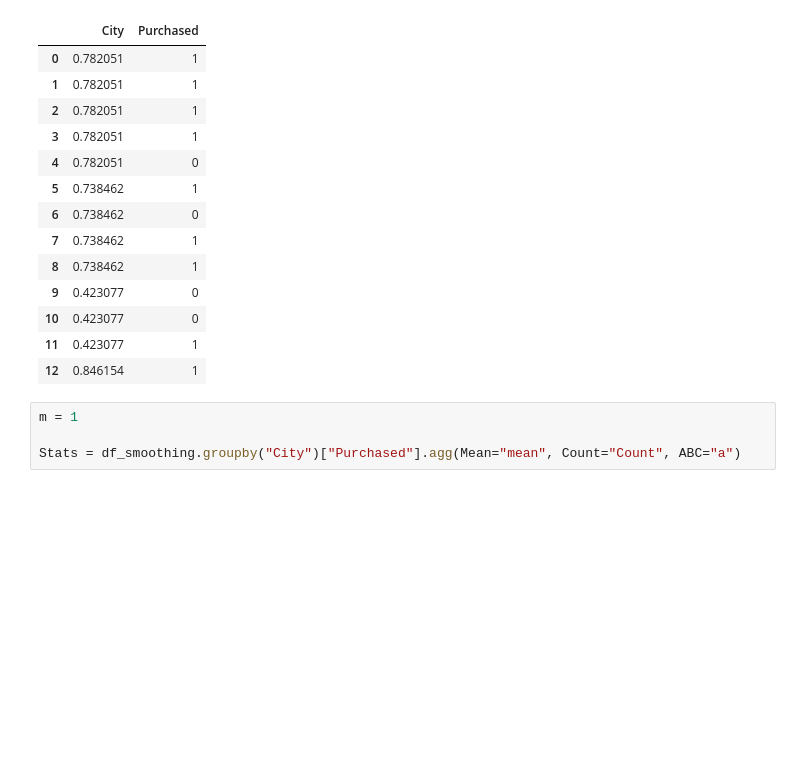
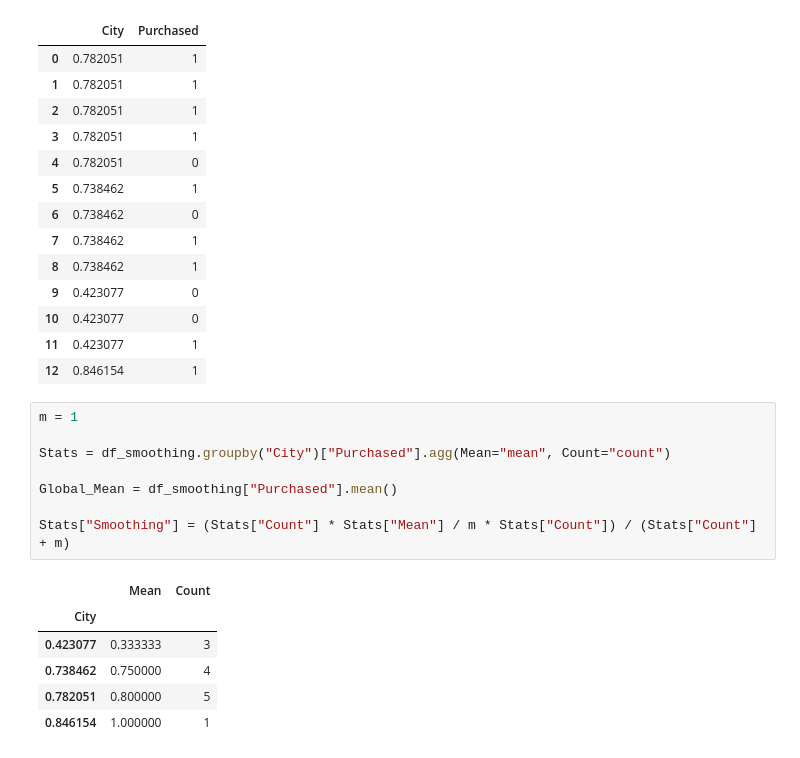
Before and after one commit to alexanderefraim388-dot/For-Mas-Esha, a Jupyter notebook: UAS_DMV_Practice.ipynb, the cells around one changed output. Drawn from its saved outputs; the diff is of its cells as text; blank space fills up the shorter version.

```diff
--- a/UAS_DMV_Practice.ipynb
+++ b/UAS_DMV_Practice.ipynb
@@ -437,4 +437,15 @@ df_smoothing
 # %%
 m = 1
 
-Stats = df_smoothing.groupby("City")["Purchased"].agg(Mean="mean", Count="Count", ABC="a")
+Stats = df_smoothing.groupby("City")["Purchased"].agg(Mean="mean", Count="count")
+
+Global_Mean = df_smoothing["Purchased"].mean()
+
+Stats["Smoothing"] = (Stats["Count"] * Stats["Mean"] / m * Stats["Count"]) / (Stats["Count"] + m)
+# %% [output]
+|  | Mean | Count |
+| City |  |  |
+| 0.423077 | 0.333333 | 3 |
+| 0.738462 | 0.750000 | 4 |
+| 0.782051 | 0.800000 | 5 |
+| 0.846154 | 1.000000 | 1 |
```
Also changed, not shown: parts of 2 cells of this notebook.
